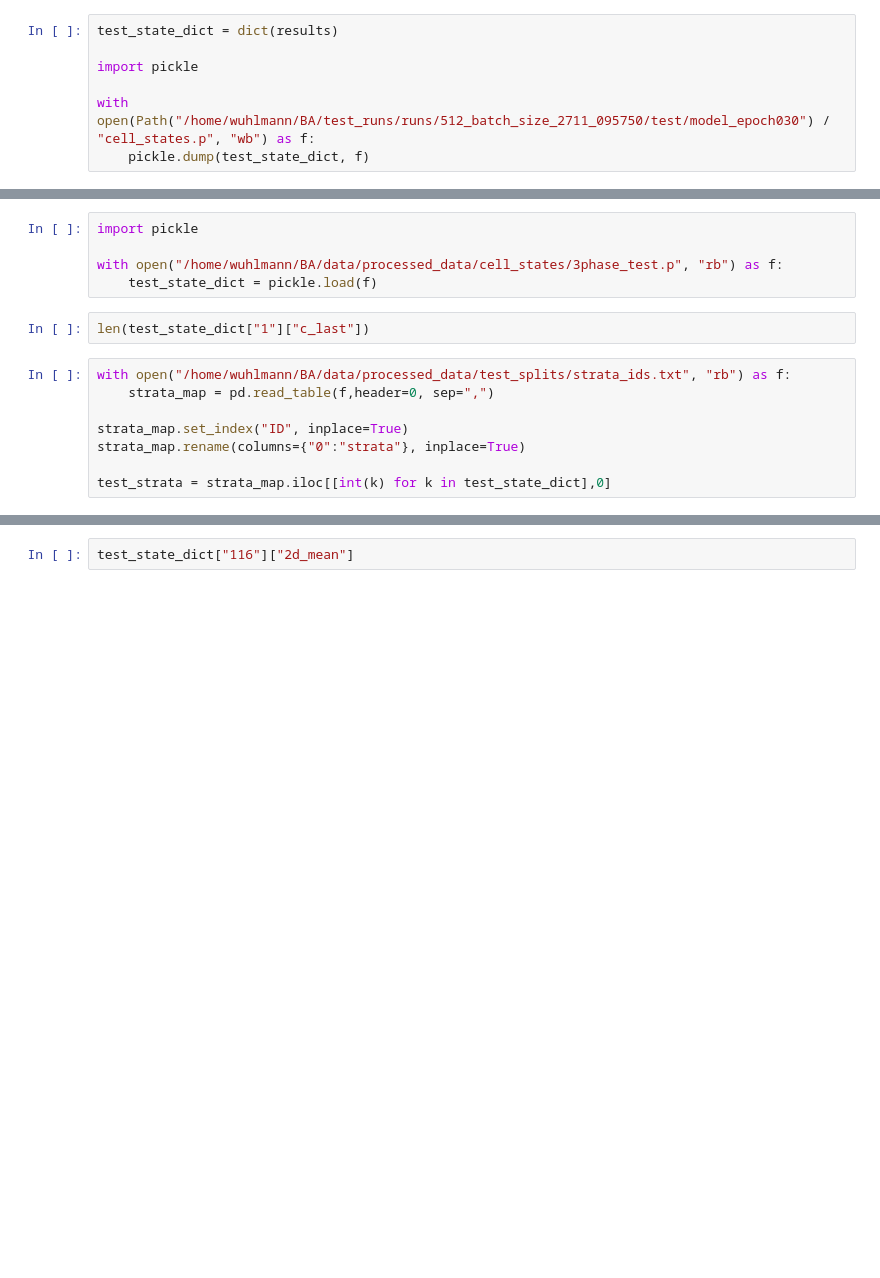
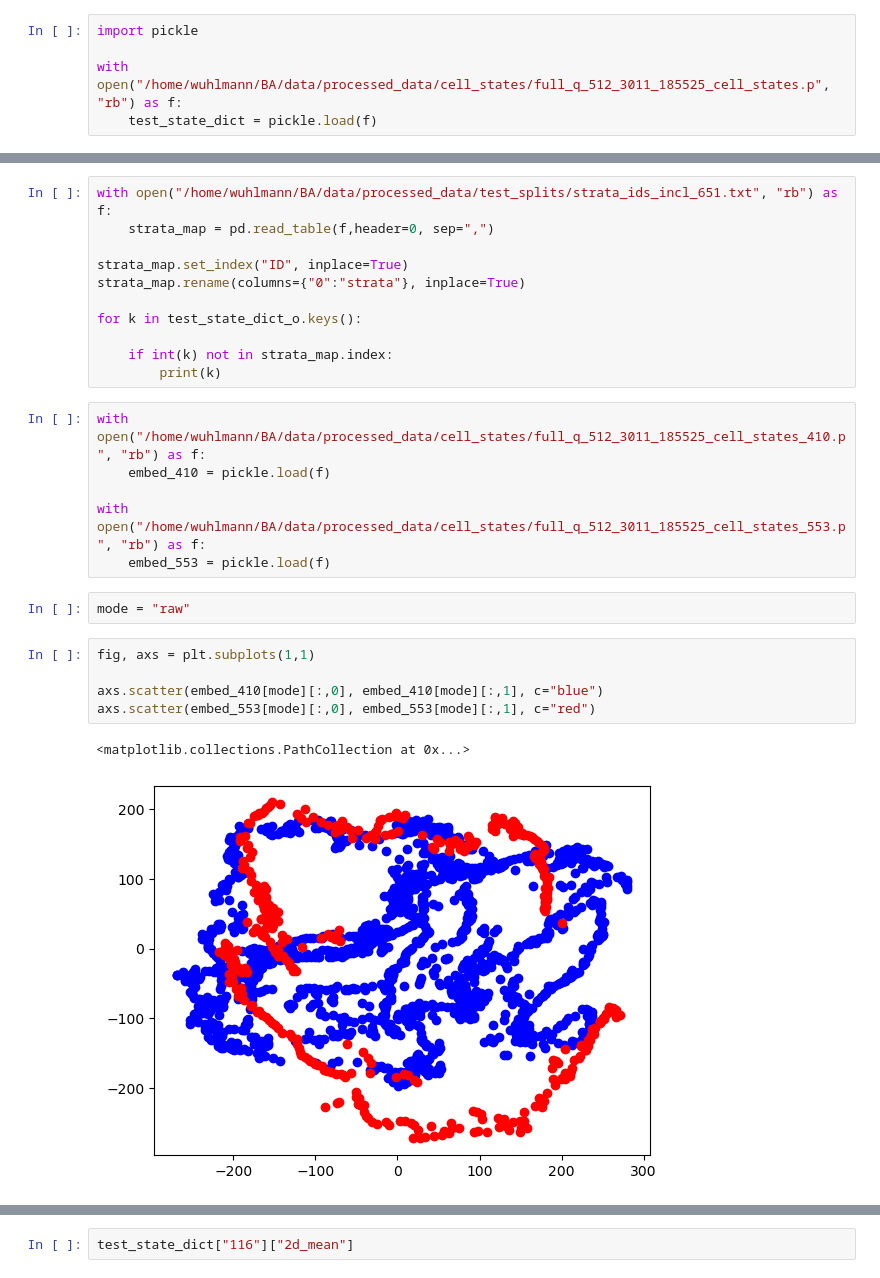
Before and after one commit to tripleUU-U/lamah-ce_lstm, a Jupyter notebook: analysis/state_analysis.ipynb, the cells around one changed output, grey strips where cells are left out. Drawn from its saved outputs; the diff is of its cells as text; blank space fills up the shorter version.

```diff
--- a/analysis/state_analysis.ipynb
+++ b/analysis/state_analysis.ipynb
@@ -296,7 +14,5 @@ get_basin_ids_from_txt("/home/wuhlmann/BA/data/processed_data/test_splits/train_
 # %%
-test_state_dict = dict(results)
-
 import pickle
 
-with open(Path("/home/wuhlmann/BA/test_runs/runs/512_batch_size_2711_095750/test/model_epoch030") / "cell_states.p", "wb") as f:
-    pickle.dump(test_state_dict, f)
+with open("/home/wuhlmann/BA/data/processed_data/cell_states/full_q_512_3011_185525_cell_states.p", "rb") as f:
+    test_state_dict = pickle.load(f)
@@ -303,15 +25,27 @@ with open(Path("/home/wuhlmann/BA/test_runs/runs/512_batch_size_2711_095750/test
+# %%
+with open("/home/wuhlmann/BA/data/processed_data/test_splits/strata_ids_incl_651.txt", "rb") as f:
+    strata_map = pd.read_table(f,header=0, sep=",")
+
+strata_map.set_index("ID", inplace=True)
+strata_map.rename(columns={"0":"strata"}, inplace=True)
+
+for k in test_state_dict_o.keys():
+
+    if int(k) not in strata_map.index:
+        print(k)
 # %%
-import pickle
+with open("/home/wuhlmann/BA/data/processed_data/cell_states/full_q_512_3011_185525_cell_states_410.p", "rb") as f:
+    embed_410 = pickle.load(f)
 
-with open("/home/wuhlmann/BA/data/processed_data/cell_states/3phase_test.p", "rb") as f:
-    test_state_dict = pickle.load(f)
+with open("/home/wuhlmann/BA/data/processed_data/cell_states/full_q_512_3011_185525_cell_states_553.p", "rb") as f:
+    embed_553 = pickle.load(f)
-# %%
-len(test_state_dict["1"]["c_last"])
-# %%
-with open("/home/wuhlmann/BA/data/processed_data/test_splits/strata_ids.txt", "rb") as f:
-    strata_map = pd.read_table(f,header=0, sep=",")
-
-strata_map.set_index("ID", inplace=True)
-strata_map.rename(columns={"0":"strata"}, inplace=True)
-
-test_strata = strata_map.iloc[[int(k) for k in test_state_dict],0]
+# %%
+mode = "raw"
+# %%
+fig, axs = plt.subplots(1,1)
+
+axs.scatter(embed_410[mode][:,0], embed_410[mode][:,1], c="blue")
+axs.scatter(embed_553[mode][:,0], embed_553[mode][:,1], c="red")
+# %% [output]
+<matplotlib.collections.PathCollection at 0x...>
+[figure, added]
```
Also changed, not shown: parts of 20 cells of this notebook, 4 other files.
